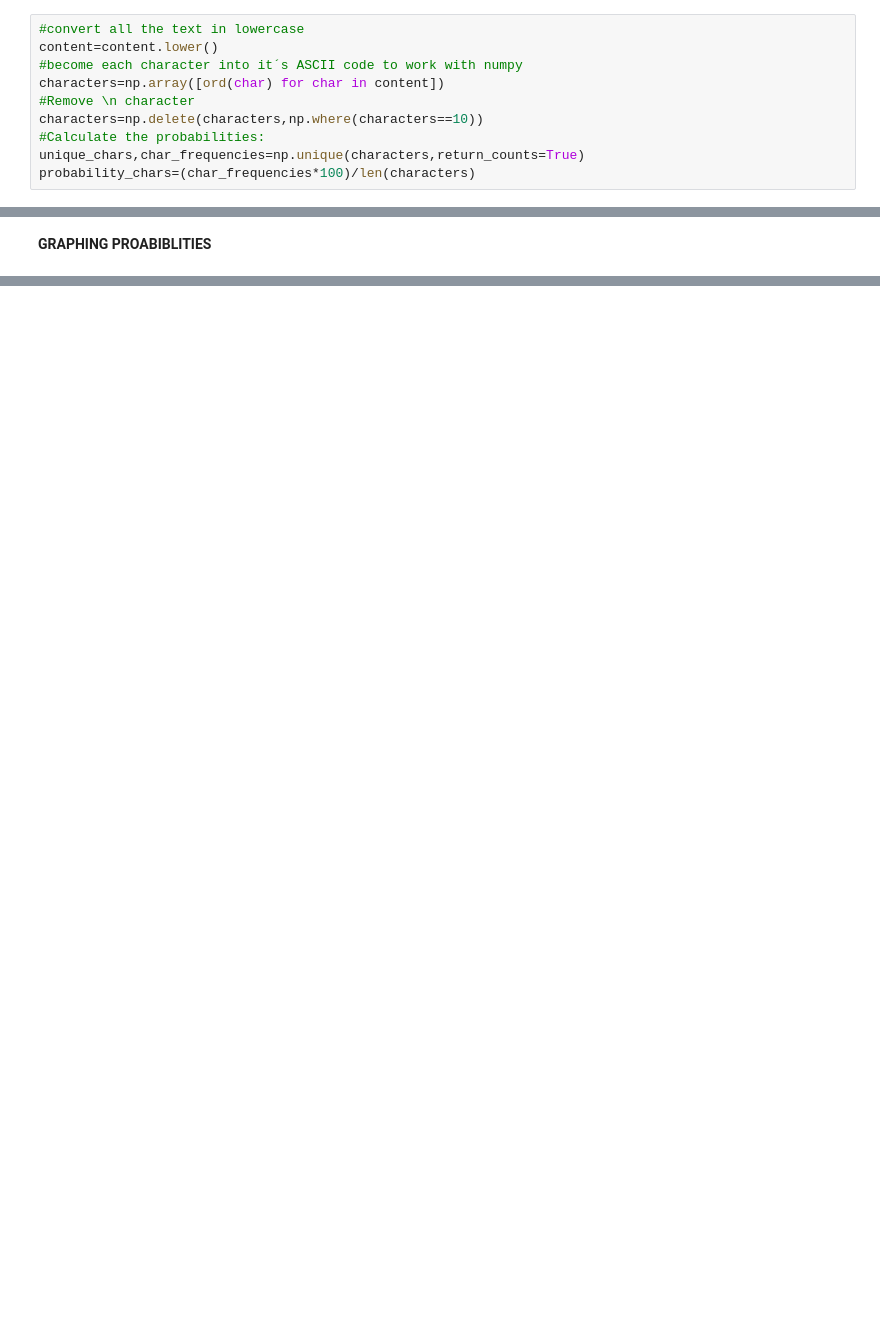
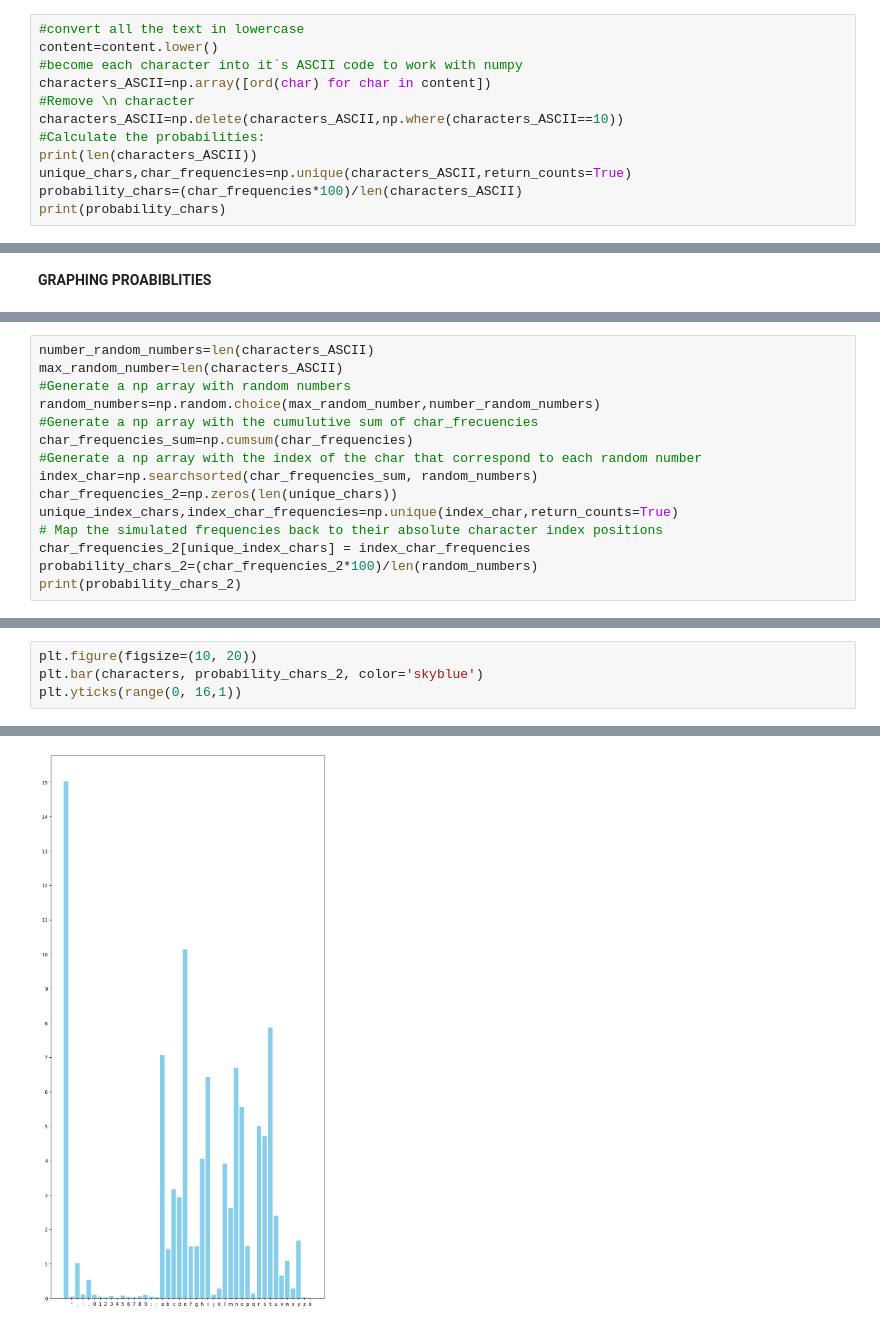
Before and after one commit to LuisFelipeVelasco/ML_And_Generative_AI_Experiments, a Jupyter notebook: text_lab.ipynb, the cells around one changed output, grey strips where cells are left out. Drawn from its saved outputs; the diff is of its cells as text; blank space fills up the shorter version.

Commit message:
add module "analyzing character probability using random numbers and frequency"

```diff
--- a/text_lab.ipynb
+++ b/text_lab.ipynb
@@ -36,10 +37,12 @@ There is a story that runs beneath every calculation ever performed, beneath eve
 #convert all the text in lowercase
 content=content.lower()
 #become each character into it´s ASCII code to work with numpy
-characters=np.array([ord(char) for char in content])
+characters_ASCII=np.array([ord(char) for char in content])
 #Remove \n character
-characters=np.delete(characters,np.where(characters==10))
+characters_ASCII=np.delete(characters_ASCII,np.where(characters_ASCII==10))
 #Calculate the probabilities:
-unique_chars,char_frequencies=np.unique(characters,return_counts=True)
-probability_chars=(char_frequencies*100)/len(characters)
+print(len(characters_ASCII))
+unique_chars,char_frequencies=np.unique(characters_ASCII,return_counts=True)
+probability_chars=(char_frequencies*100)/len(characters_ASCII)
+print(probability_chars)
 # %% [output]
@@ -59,0 +89,15 @@ plt.yticks(range(0, 16,1))
+# %%
+number_random_numbers=len(characters_ASCII)
+max_random_number=len(characters_ASCII)
+#Generate a np array with random numbers
+random_numbers=np.random.choice(max_random_number,number_random_numbers)
+#Generate a np array with the cumulutive sum of char_frecuencies
+char_frequencies_sum=np.cumsum(char_frequencies)
+#Generate a np array with the index of the char that correspond to each random number
+index_char=np.searchsorted(char_frequencies_sum, random_numbers)
+char_frequencies_2=np.zeros(len(unique_chars))
+unique_index_chars,index_char_frequencies=np.unique(index_char,return_counts=True)
+# Map the simulated frequencies back to their absolute character index positions
+char_frequencies_2[unique_index_chars] = index_char_frequencies
+probability_chars_2=(char_frequencies_2*100)/len(random_numbers)
+print(probability_chars_2)
@@ -59,0 +115,5 @@ plt.yticks(range(0, 16,1))
+# %%
+plt.figure(figsize=(10, 20))
+plt.bar(characters, probability_chars_2, color='skyblue')
+plt.yticks(range(0, 16,1))
+# %% [output]
@@ -59,0 +137 @@ plt.yticks(range(0, 16,1))
+[figure, added]
```
Also changed, not shown: parts of 9 cells of this notebook.
